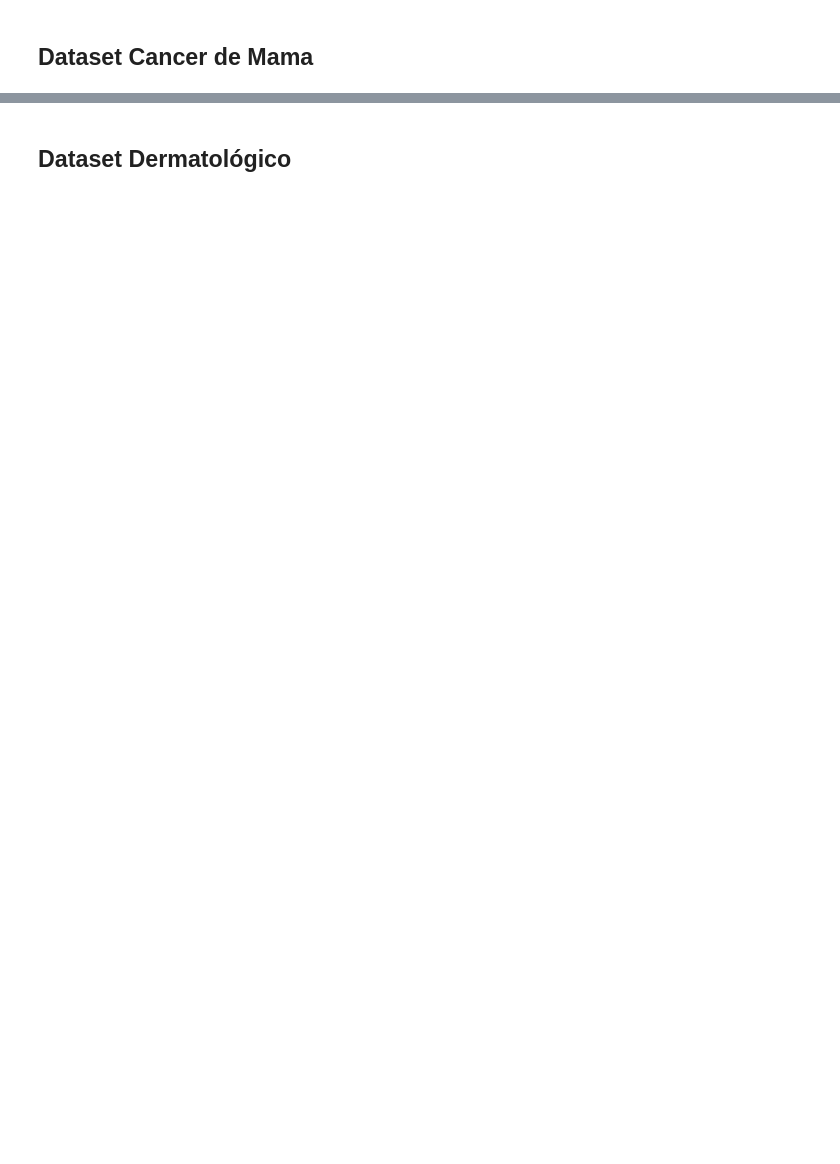
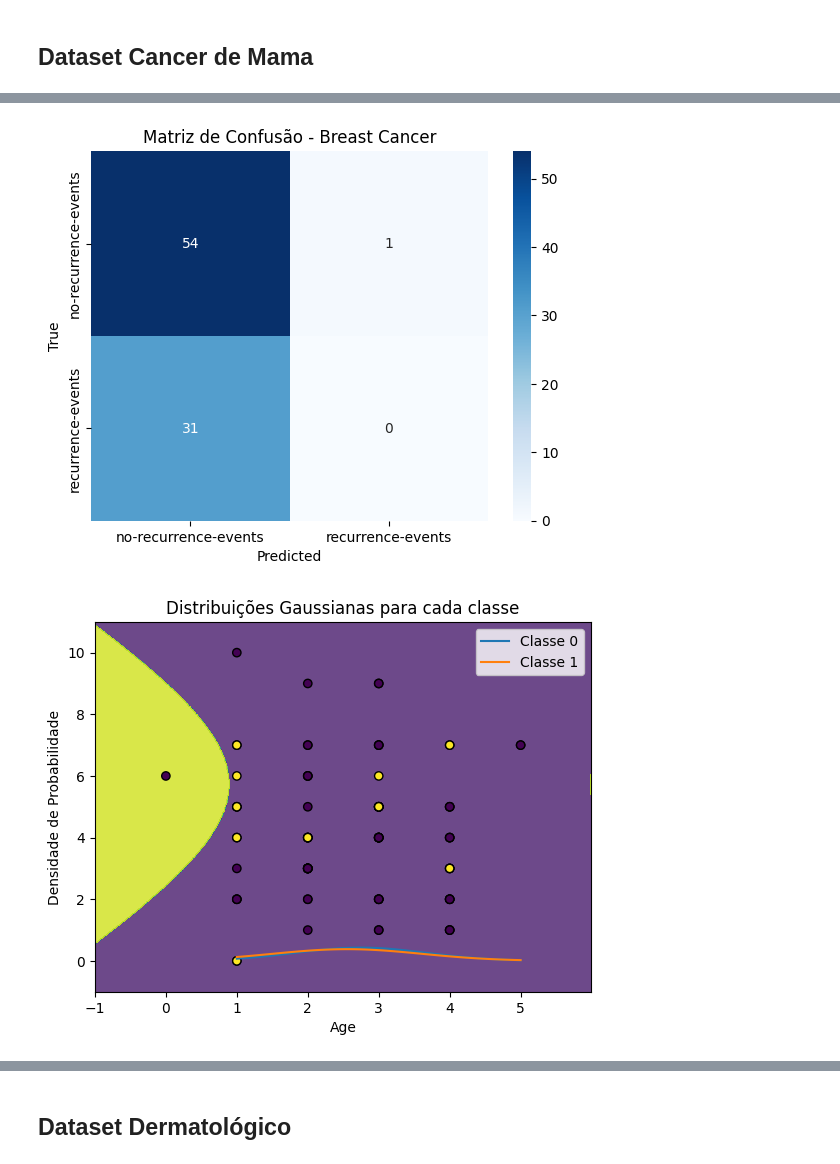
Before and after one commit to jorgefernandorb/trabalho2.2, a Jupyter notebook: Trabalo22.ipynb, the cells around one changed output, grey strips where cells are left out. Saved outputs shown, nothing was run; the diff lists cells and outputs as text; code cells hidden in the pictures; blank space fills up the shorter version.

```diff
--- a/Trabalo22.ipynb
+++ b/Trabalo22.ipynb
@@ -723,3 +622,54 @@ Desvio padrão: 0.04829082506884902
+# %%
+from ucimlrepo import fetch_ucirepo
+import numpy as np
+import matplotlib.pyplot as plt
+from sklearn.naive_bayes import GaussianNB
+from sklearn.model_selection import train_test_split
+from sklearn.preprocessing import LabelEncoder
+from sklearn.metrics import confusion_matrix
+import seaborn as sns
+from scipy.stats import norm
+
+# Carregar dataset Breast Cancer
+breast_cancer = fetch_ucirepo(id=14)
+X = breast_cancer.data.features
+y = breast_cancer.data.targets
+
+# Codificar variáveis categóricas e rótulos
+X_encoded = X.apply(LabelEncoder().fit_transform)
+y_encoded = LabelEncoder().fit_transform(y)
+
+# Escolher um par de atributos contínuos
+X_pair = X_encoded[['age', 'tumor-size']].values
+
+# Instanciar o classificador
+gnb = GaussianNB()
+
+# Separar treino e teste
+X_train, X_test, y_train, y_test = train_test_split(X_pair, y_encoded, test_size=0.3, random_state=0)
+
+# Treinar o classificador
+gnb.fit(X_train, y_train)
+
+# Prever no conjunto de teste
+y_pred = gnb.predict(X_test)
+
+# Matriz de confusão
+cm = confusion_matrix(y_test, y_pred)
+sns.heatmap(cm, annot=True, fmt="d", cmap="Blues", xticklabels=np.unique(y), yticklabels=np.unique(y))
+plt.xlabel('Predicted')
+plt.ylabel('True')
+plt.title('Matriz de Confusão - Breast Cancer')
+plt.show()
+
+# Superfície de decisão
+plot_decision_surface(X_test, y_test, gnb)
+
+# Plotar as distribuições Gaussianas para cada classe
+plot_gaussian_distribution(X_train, y_train, gnb)
+# %% [output]
+[figure, added]
+[figure, added]
 # %%
 from ucimlrepo import fetch_ucirepo
 import numpy as np
```
Also changed, not shown: parts of 14 cells of this notebook.
